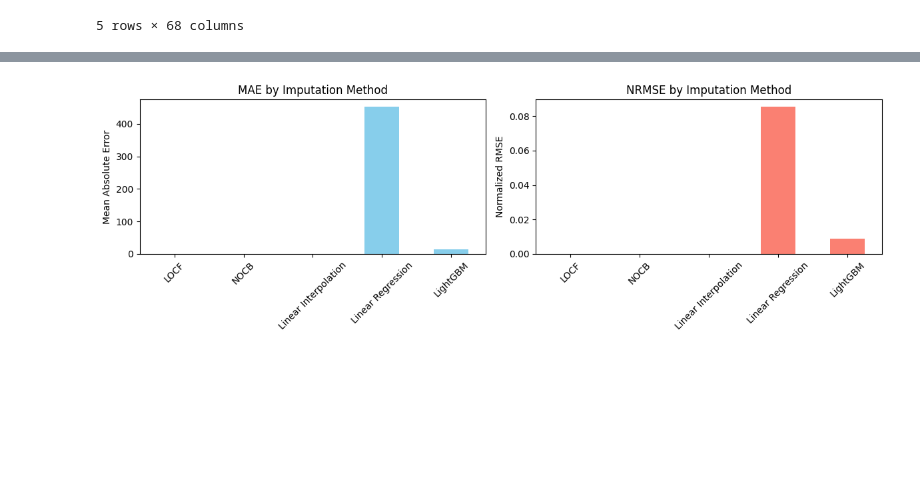
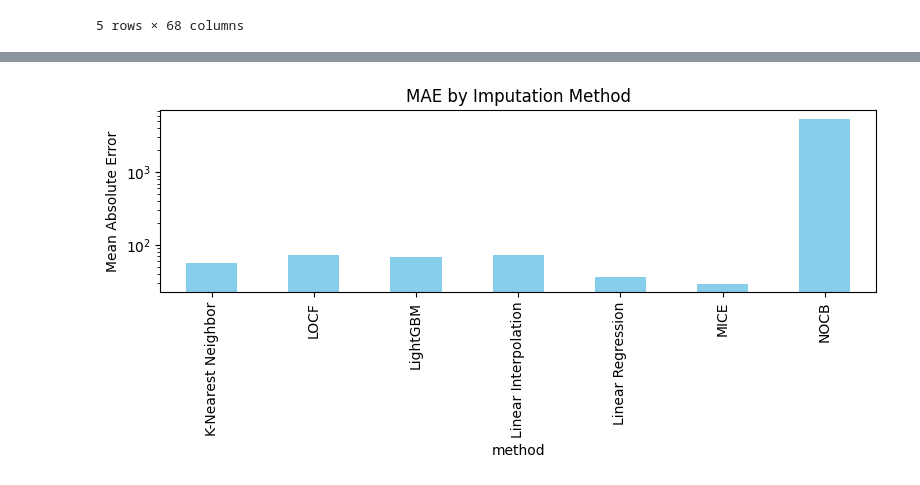
Before and after one commit to milouuu3/Building-Energy-Consumption-Time-Series, a Jupyter notebook: maxwell-experiments.ipynb, the cells around one changed output, grey strips where cells are left out. Cells and saved outputs as stored; diff of their text form; code cells hidden in the pictures; blank space fills up the shorter version.

```diff
--- a/maxwell-experiments.ipynb
+++ b/maxwell-experiments.ipynb
@@ -77,7 +68,11 @@ for prefix in prefixes:
         cc_tracker.start()
         eco_tracker.start()
 
-        df_imputed = f(df_masked.copy())
+        try:
+            df_imputed = f(df_masked.copy())
+        except Exception as e:
+            df_imputed = df_masked.copy()
+            df_imputed.loc[:, target] = np.nan
 
         # Stop trackers
         emissions = cc_tracker.stop()
@@ -102,8 +97,12 @@ for prefix in prefixes:
         y_pred = y_pred[valid]
 
         # Compute error
-        mae = mean_absolute_error(y_true, y_pred)
-        nrmse = root_mean_squared_error(y_true, y_pred) / (np.max(y_true) - np.min(y_true))
+        if len(y_true) > 0 and np.max(y_true) != np.min(y_true):
+            mae = mean_absolute_error(y_true, y_pred)
+            nrmse = root_mean_squared_error(y_true, y_pred) / (np.max(y_true) - np.min(y_true))
+        else:
+            mae = np.nan
+            nrmse = np.nan
 
         r = pd.DataFrame(
             [
@@ -117,5 +116,7 @@ for prefix in prefixes:
                 }
             ]
         )
-        r.to_csv("performance/results/maxwell_performance.csv", mode="a", index=False, header=False)
+        r.to_csv(
+            "performance/results/maxwell_performance.csv", mode="a", index=False, header=False
+        )
 # %% [output]
@@ -250,18 +397,17 @@ LightGBM              0.075157
 # %%
-fig, axs = plt.subplots(1, 2, figsize=(12, 4))
+df_performance = pd.read_csv("performance/results/maxwell_forecasting.csv")
+df_performance["MAE"] = pd.to_numeric(df_performance["MAE"], errors="coerce")
+df_plot = df_performance.groupby("method")[["MAE"]].mean()
 
-df_performance["MAE"].plot(kind="bar", ax=axs[0], color="skyblue")
-axs[0].set_title("MAE by Imputation Method")
-axs[0].set_ylabel("Mean Absolute Error")
-axs[0].set_xticklabels(df_performance.index, rotation=45)
+fig, ax = plt.subplots(figsize=(8, 4))
 
-df_performance["NRMSE"].plot(kind="bar", ax=axs[1], color="salmon")
-axs[1].set_title("NRMSE by Imputation Method")
-axs[1].set_ylabel("Normalized RMSE")
-axs[1].set_xticklabels(df_performance.index, rotation=45)
+df_plot["MAE"].plot(kind="bar", ax=ax, color="skyblue")
+plt.title("MAE by Imputation Method")
+plt.ylabel("Mean Absolute Error")
+plt.yscale("log")
+plt.tick_params(axis="x", rotation=90)
 
 plt.tight_layout()
-plt.savefig(f"performance/figures/maxwell/error_{target_prefix}.png")
-plt.show()
+plt.savefig(f"performance/figures/maxwell/forecasting.png")
 # %% [output]
-[figure, old version]
+[figure, new version]
```
Also changed, not shown: parts of 7 cells of this notebook, 9 other files.
